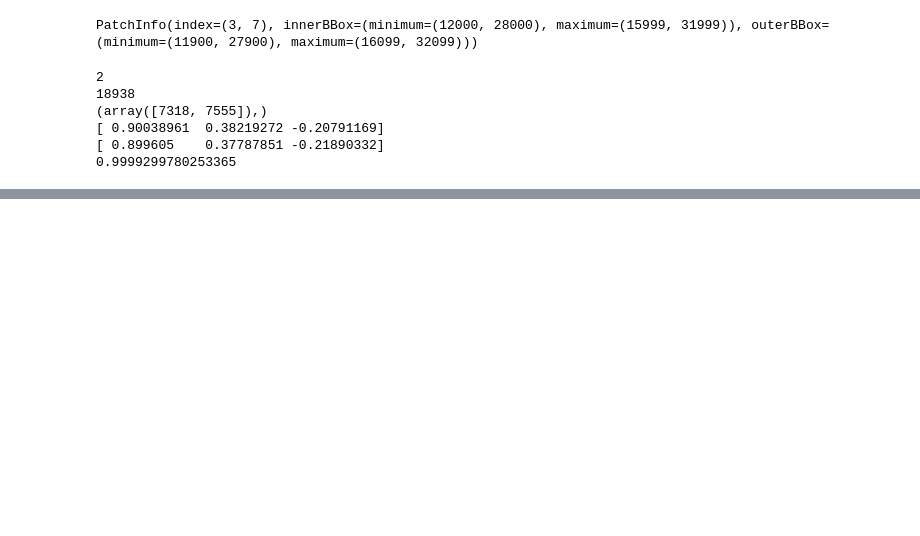
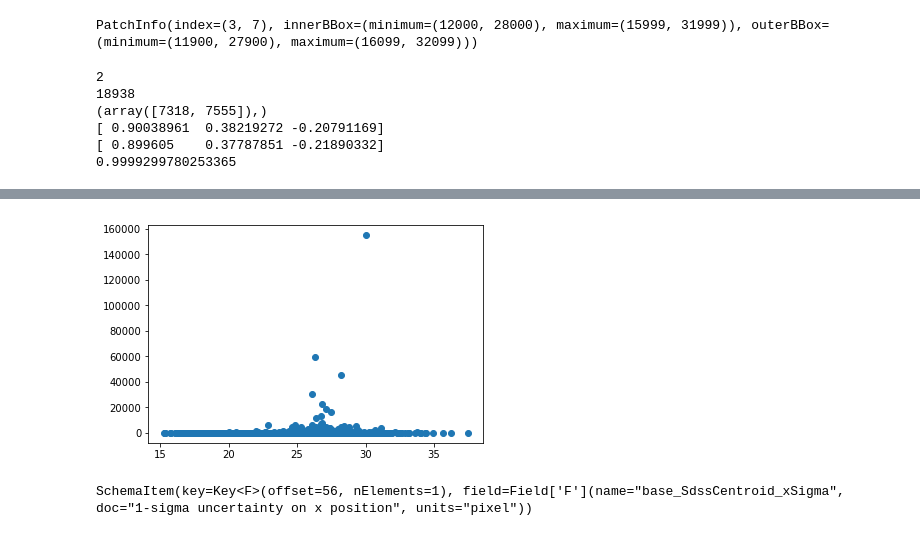
Before and after one commit to lsst-sitcom/notebooks, a Jupyter notebook: tract_patch_draft.ipynb, the cells around one changed output, grey strips where cells are left out. Drawn from its saved outputs; the diff is of its cells as text; code cells hidden in the pictures; blank space fills up the shorter version.

```diff
--- a/tract_patch_draft.ipynb
+++ b/tract_patch_draft.ipynb
@@ -267,3 +347,8 @@ print(np.dot(xyz,center))
 [ 0.90038961  0.38219272 -0.20791169]
 [ 0.899605    0.37787851 -0.21890332]
 0.9999299780253365
+# %%
+data = butler.get('deepCoadd_forced_src',
+                 dataId={'filter':'HSC-R',
+                        'tract':10054,
+                        'patch':'3,3'})
@@ -269,0 +418,6 @@ print(np.dot(xyz,center))
+# %%
+calexp = butler.get('deepCoadd_calexp',
+                   dataId={'filter':'HSC-R',
+                          'tract':10054,
+                          'patch':'3,3'})
+calib = calexp.getCalib()
@@ -269,0 +428,13 @@ print(np.dot(xyz,center))
+# %%
+mags = calib.getMagnitude(data['base_GaussianFlux_flux'][valid])
+# %%
+plt.scatter(mags,err[valid])
+axes = plt.gca()
+axes.xlim=(20,30)
+plt.show()
+# %% [output]
+[figure, added]
+# %%
+data.schema.find('base_SdssCentroid_xSigma')
+# %% [output]
+SchemaItem(key=Key<F>(offset=56, nElements=1), field=Field['F'](name="base_SdssCentroid_xSigma", doc="1-sigma uncertainty on x position", units="pixel"))
```
Also changed, not shown: parts of 24 cells of this notebook.
